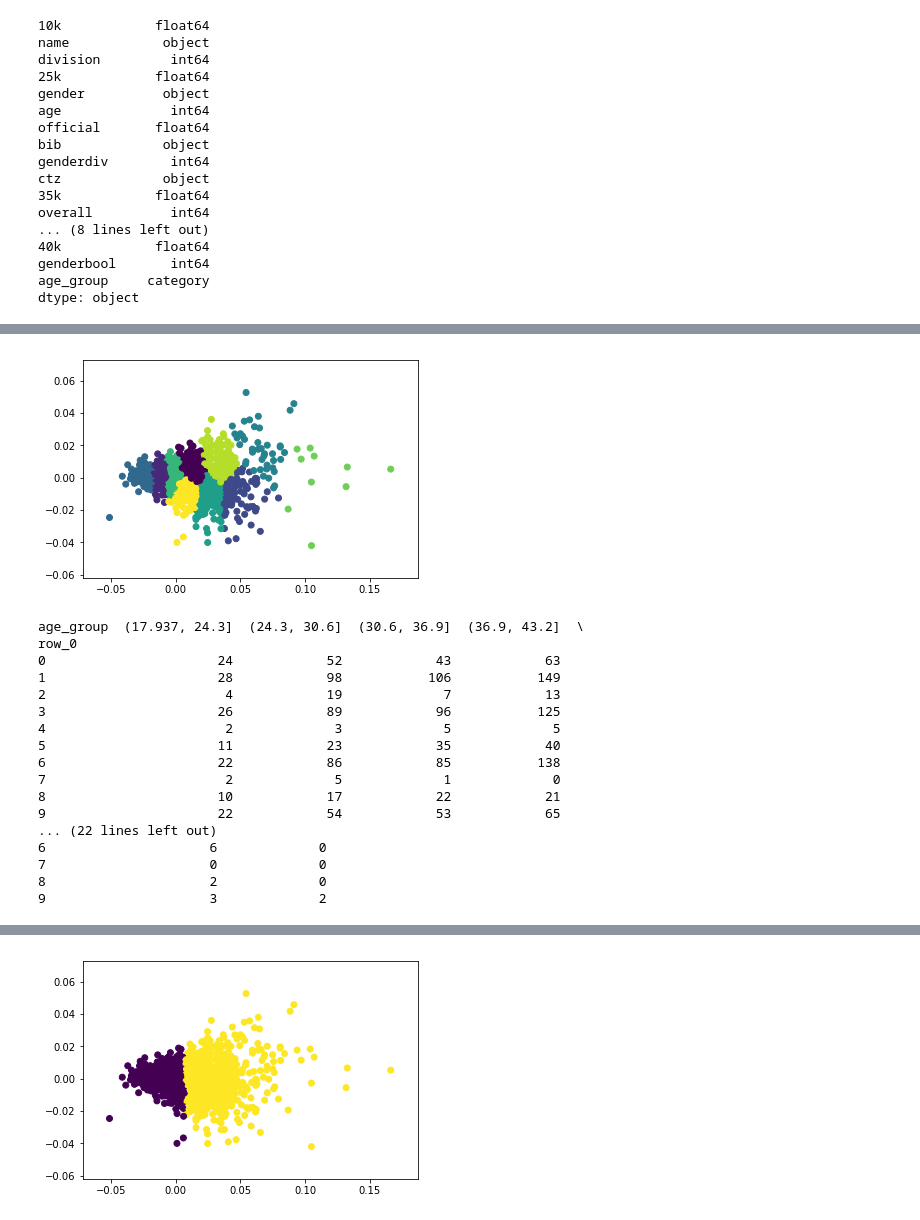
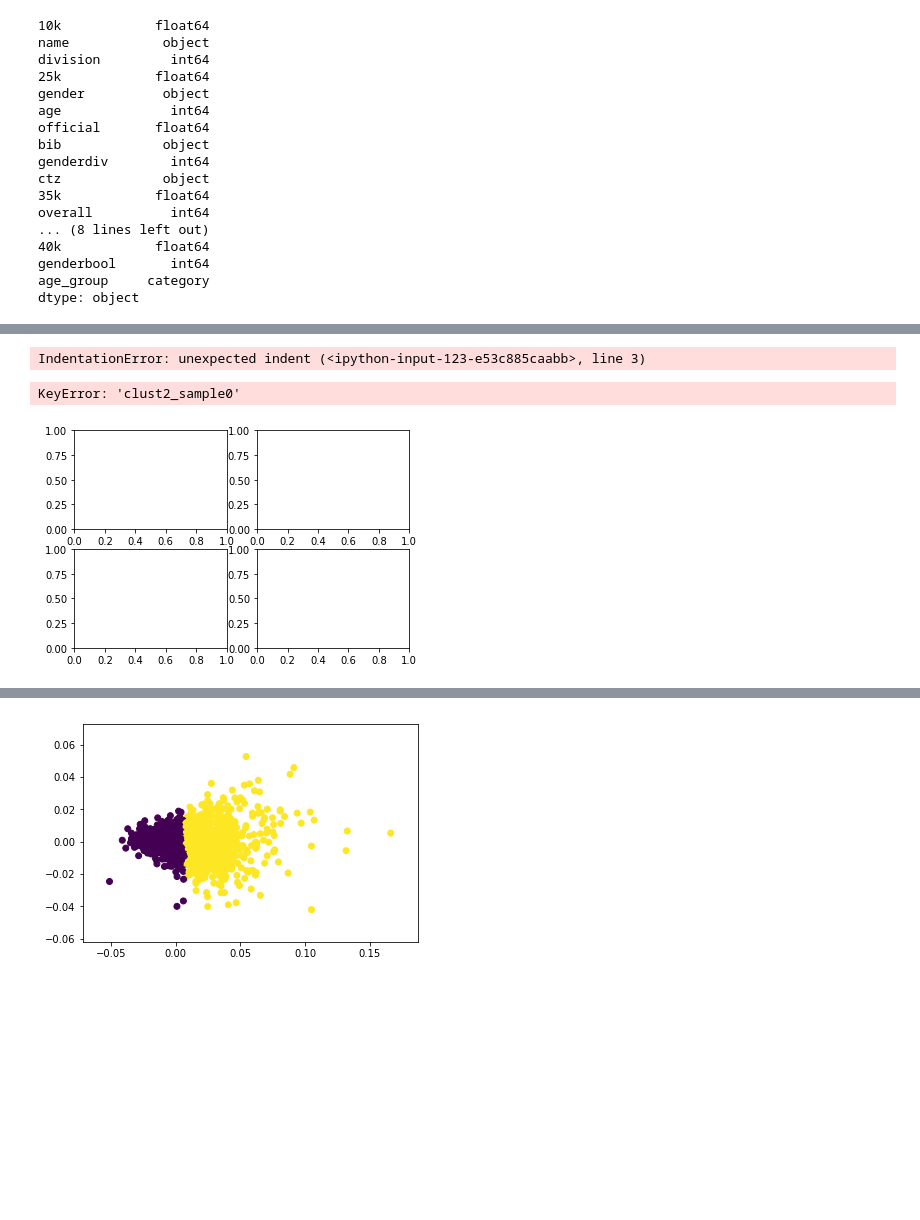
Before and after one commit to micsab/thinkful_files, a Jupyter notebook: unit_4/lesson_1/challenge_boston_marathon.ipynb, the cells around one changed output, grey strips where cells are left out. Saved outputs shown, nothing was run; the diff lists cells and outputs as text; code cells hidden in the pictures; blank space fills up the shorter version.

```diff
--- a/unit_4/lesson_1/challenge_boston_marathon.ipynb
+++ b/unit_4/lesson_1/challenge_boston_marathon.ipynb
@@ -70,39 +108,47 @@ df.describe()
 # %%
 # KMeans
-X = df[['10k', '25k', '35k', '30k', '5k', '20k', '40k']]
-y = df['age_group']
+    # Generate cluster predictions and store them for clusters 2 to 4.
+    for nclust in range(2, 5):
+        pred = KMeans(n_clusters=nclust, random_state=42).fit_predict(data[0])
+        ypred['clust' + str(nclust) + '_sample' + str(counter)] = pred
 
-X_norm = normalize(X)
-X_pca = PCA(2).fit_transform(X_norm)
+#y_pred = KMeans(n_clusters=2, n_init=1, random_state=42).fit_predict(X_train)
 
-X_train, X_test, y_train, y_test = train_test_split(
-    X_pca,
-    y,
-    test_size=0.9,
-    random_state=42)
+#plt.scatter(X_train[:,0], X_train[:, 1], c=y_pred)
+#plt.show()
 
-y_pred = KMeans(n_clusters=10, random_state=42).fit_predict(X_train)
-
-plt.scatter(X_train[:,0], X_train[:, 1], c=y_pred)
-plt.show()
-
-print(pd.crosstab(y_pred, y_train))
+#print(pd.crosstab(y_pred, y_train))
 # %% [output]
-[figure, removed]
-age_group  (17.937, 24.3]  (24.3, 30.6]  (30.6, 36.9]  (36.9, 43.2]  \
-row_0
-0                      24            52            43            63
-1                      28            98           106           149
-2                       4            19             7            13
-3                      26            89            96           125
-4                       2             3             5             5
-5                      11            23            35            40
-6                      22            86            85           138
-7                       2             5             1             0
-8                      10            17            22            21
-9                      22            54            53            65
-... (22 lines left out)
-6                     6             0
-7                     0             0
-8                     2             0
-9                     3             2
+IndentationError: unexpected indent (<ipython-input-123-e53c885caabb>, line 3)
+# %%
+for cluster in range(2, 5):
+
+    # Make a grid of subplots.
+    f, axarr = plt.subplots(2, 2)
+
+    # Make a plot for each sample.
+    for i in range(4):
+
+        # PCA-created features.
+        x_sub = ypred['pca_f1_sample{}'.format(i)]
+        y_sub = ypred['pca_f2_sample{}'.format(i)]
+
+        # Cluster assignments.
+        c = ypred['clust{}_sample{}'.format(cluster, i)]
+
+        # Assign the subplot to its place on the grid.
+        rows = int(np.floor(i / 2))
+        cols = i % 2
+        axarr[rows, cols].scatter(x_sub, y_sub, c=c)
+        axarr[rows, cols].set_title('sample {}'.format(i))
+        axarr[rows, cols].set_xlim([-.3, .3])
+        axarr[rows, cols].set_ylim([-.3, .3])
+
+    # Space out the plots so that the headings don't overlap axis values.
+    plt.suptitle('{} Clusters'.format(cluster), fontsize=20)
+    plt.tight_layout()
+    plt.show()
+    print('\n')
+# %% [output]
+KeyError: 'clust2_sample0'
+[figure, added]
```
Also changed, not shown: parts of 9 cells of this notebook.
